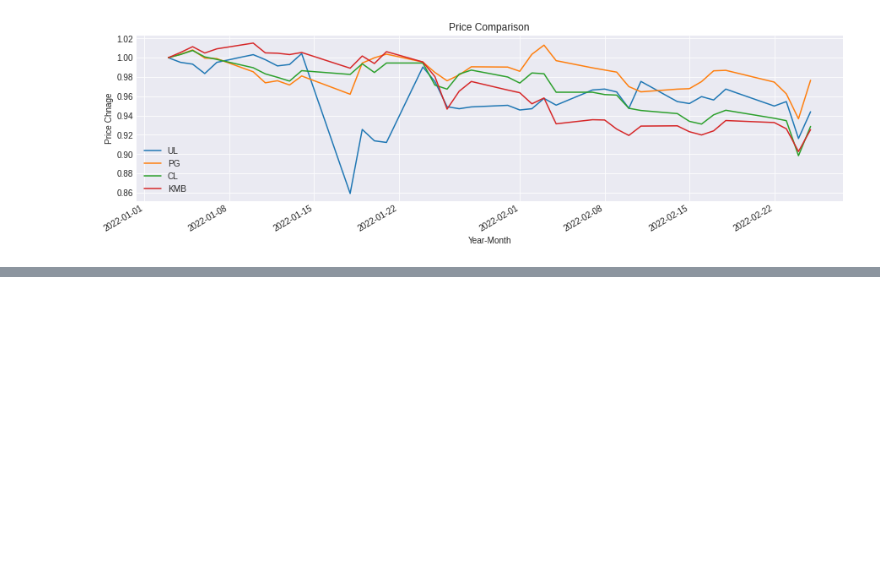
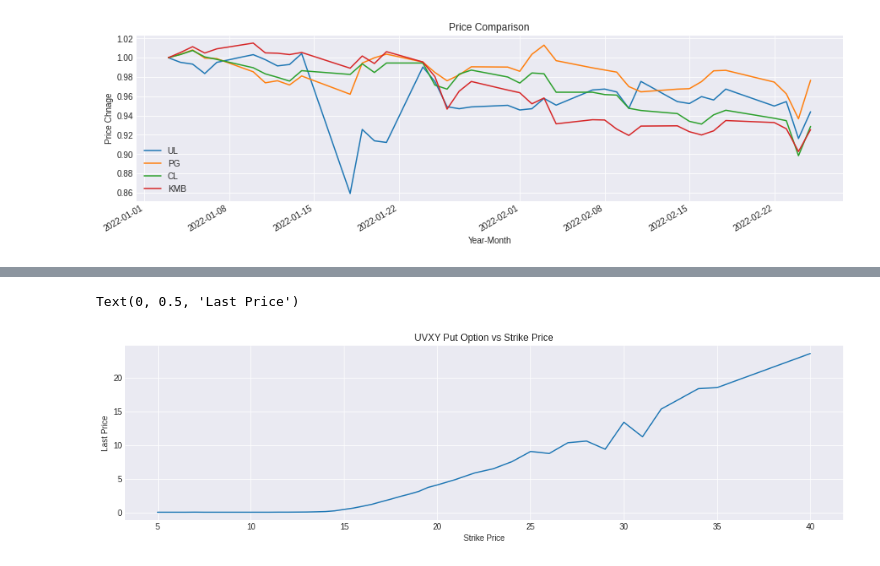
Before and after one commit to jade-lam/Stock-Portfolio, a Jupyter notebook: Quant Codes - For Stock Analysis.ipynb, the cells around one changed output, grey strips where cells are left out. Cells and saved outputs as stored; diff of their text form; code cells hidden in the pictures; blank space fills up the shorter version.

```diff
--- a/Quant Codes - For Stock Analysis.ipynb
+++ b/Quant Codes - For Stock Analysis.ipynb
@@ -73,0 +231,10 @@ plt.show()
+# %%
+# Plot call strike price vs put last traded price
+plt.figure(figsize=(16, 4))
+plt.plot(option_chain.puts.strike, option_chain.puts.lastPrice)
+plt.title('UVXY Put Option vs Strike Price')
+plt.xlabel('Strike Price')
+plt.ylabel('Last Price')
+# %% [output]
+Text(0, 0.5, 'Last Price')
+[figure, added]
```
Also changed, not shown: parts of 17 cells of this notebook.
